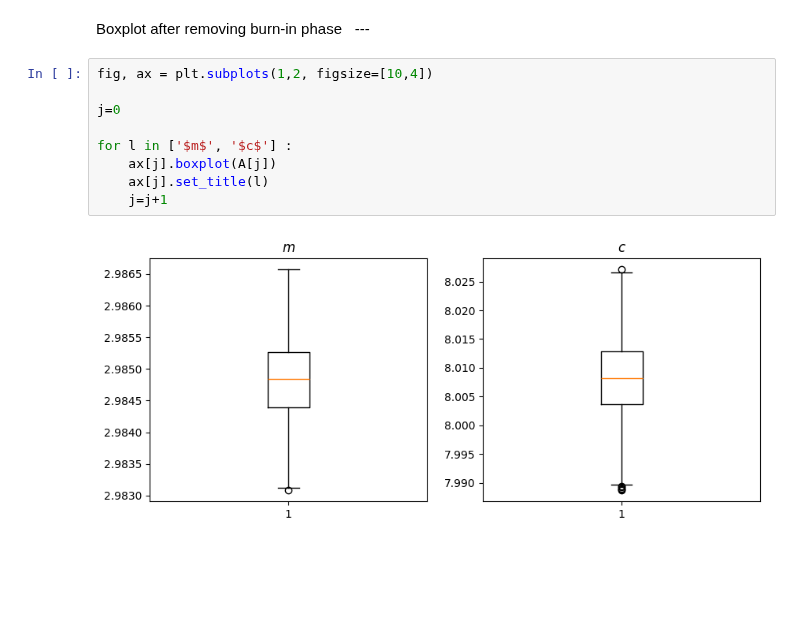
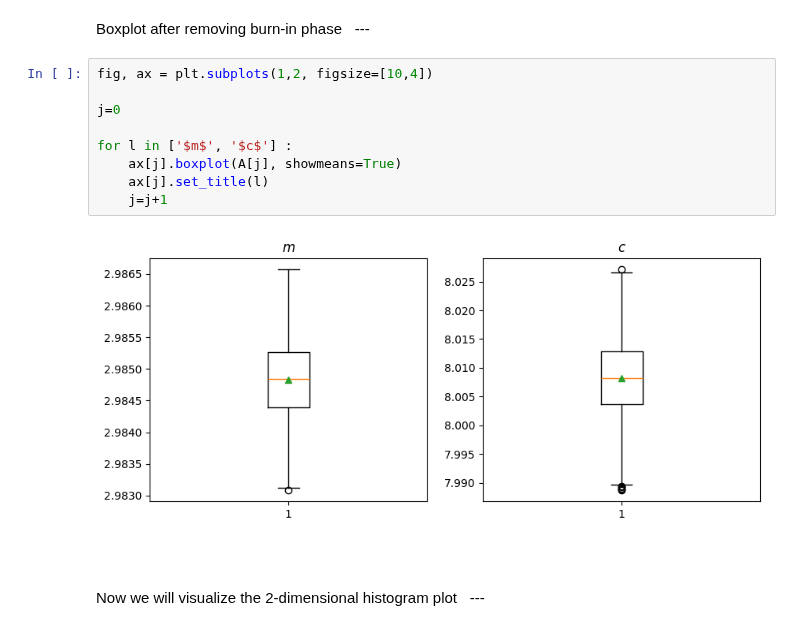
Before and after one commit to RitwikDas007/My-Collections, a Jupyter notebook: Bayesian Inference.ipynb, the cells around one changed output. Saved outputs shown, nothing was run; the diff lists cells and outputs as text; blank space fills up the shorter version.

Commit message:
Update Boxplot

```diff
--- a/Bayesian Inference.ipynb
+++ b/Bayesian Inference.ipynb
@@ -629,13 +629,15 @@ Boxplot after removing burn-in phase $\;$ ---
 # %%
 fig, ax = plt.subplots(1,2, figsize=[10,4])
 
 j=0
 
 for l in ['$m$', '$c$'] :
-    ax[j].boxplot(A[j])
+    ax[j].boxplot(A[j], showmeans=True)
     ax[j].set_title(l)
     j=j+1
 # %% [output]
-[figure, old version]
+[figure, new version]
 # %% [markdown]
 ####
+# %% [markdown]
+Now we will visualize the 2-dimensional histogram plot $\;$ ---
```
